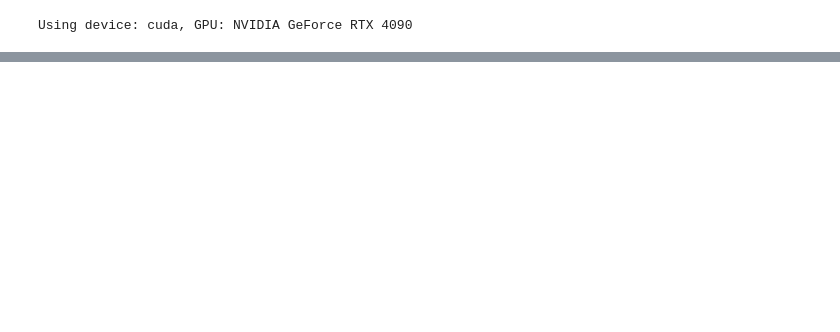
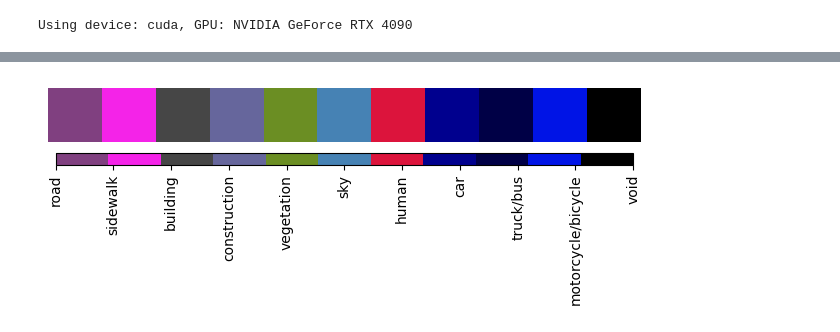
Before and after one commit to matzefit/Streetview-Image-Decoding, a Jupyter notebook: UNET-test.ipynb, the cells around one changed output, grey strips where cells are left out. Cells and saved outputs as stored; diff of their text form; code cells hidden in the pictures; blank space fills up the shorter version.

```diff
--- a/UNET-test.ipynb
+++ b/UNET-test.ipynb
@@ -252,0 +88,19 @@ Validation total loss: 6293.506 -  Mask Loss: 3146416.957, Temp Loss: 3358.517,
+# %%
+classes = [
+            'road',
+           'sidewalk',
+           'building',
+           'construction',
+         #   'object',
+           'vegetation',
+        #    'terrain',
+           'sky',
+           'human',
+           'car',
+           'truck/bus',
+           'motorcycle/bicycle' ,
+           'void']
+
+plot_class_colors(classes, cityscapes_cmap)
+# %% [output]
+[figure, added]
```
Also changed, not shown: parts of 22 cells of this notebook, 2 other files.
